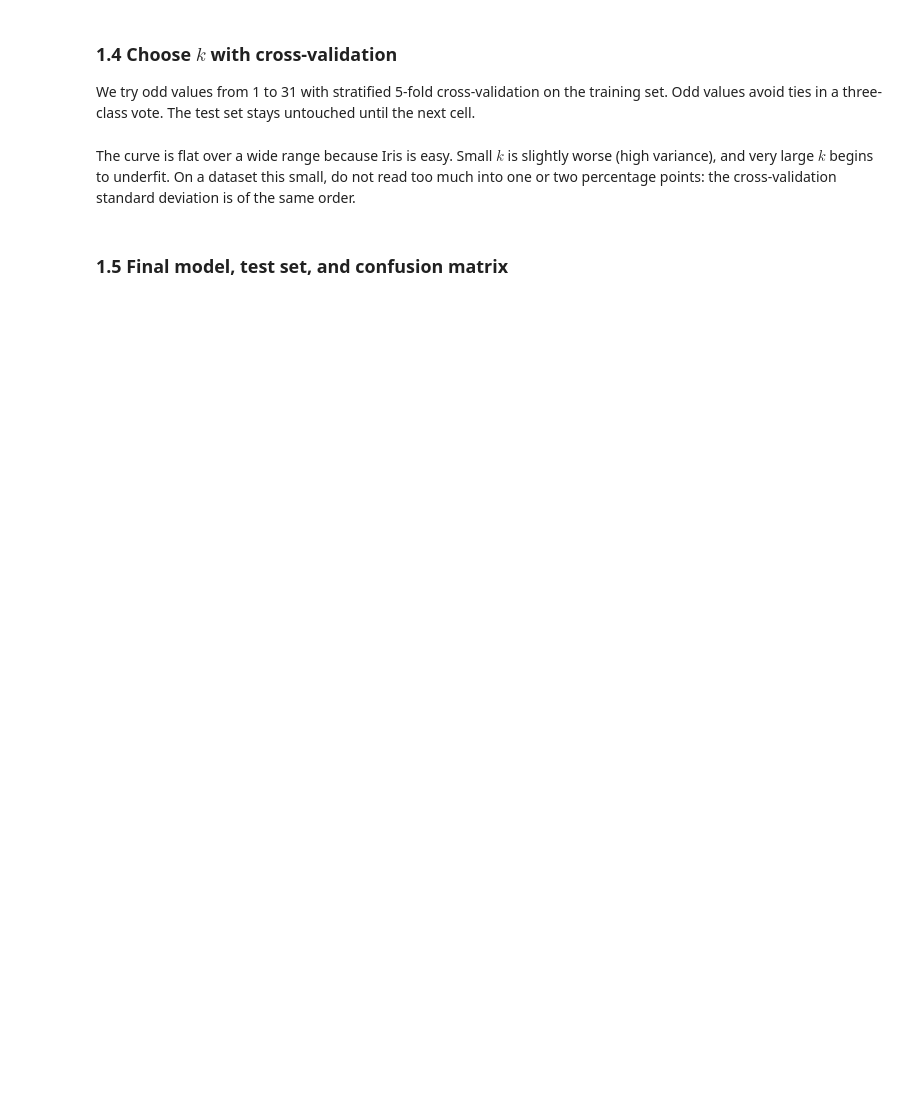
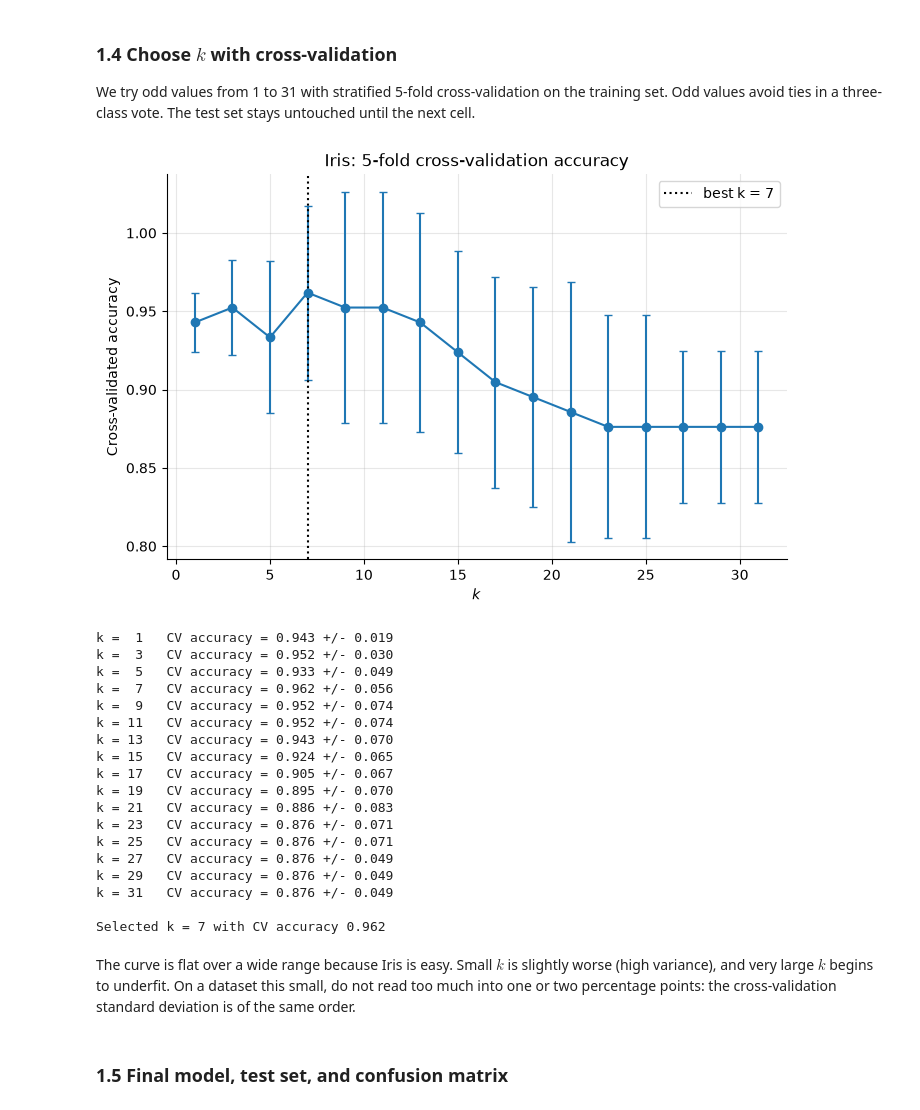
Before and after one commit to aashra9/Machine-Learning, a Jupyter notebook: Code/knn_datasets_worksheet.ipynb, the cells around one changed output. Cells and saved outputs as stored; diff of their text form; code cells hidden in the pictures; blank space fills up the shorter version.

```diff
--- a/Code/knn_datasets_worksheet.ipynb
+++ b/Code/knn_datasets_worksheet.ipynb
@@ -245,16 +312,54 @@ We try odd values from 1 to 31 with stratified 5-fold cross-validation on the tr
 set. Odd values avoid ties in a three-class vote. The test set stays untouched until the
 next cell.
 # %%
+# --- 1. RUN HYPERPARAMETER TUNING ---
+
+# Create a list of odd neighbor counts to test: [1, 3, 5, ..., 31] (odd numbers avoid voting ties)
 ks_iris = list(range(1, 32, 2))
-rows_iris = tune_k(X_ir_train, y_ir_train, ks_iris, cv_splits=5)
+
+# Evaluate each k value using 5-fold cross-validation on the training data
+# (Note: Ensure x_ir_train matches your earlier variable name, e.g., x_ir_train or x_ir_train_s)
+rows_iris = tune_k(x_ir_train, y_ir_train, ks_iris, cv_splits=5)
+
+# Identify and extract the single best result dictionary from the tuning results
 best_iris = best_row(rows_iris)
 
+
+# --- 2. VISUALIZE TUNING PERFORMANCE ---
+
+# Plot the cross-validation accuracy curve across all tested values of k
 plot_k_curve(rows_iris, "Iris: 5-fold cross-validation accuracy")
 
+
+# --- 3. PRINT DETAILED RESULTS ---
+
+# Loop through the tuning results for every tested k value
 for row in rows_iris:
+    # Print k (padded to 2 spaces for alignment), the average accuracy, and the standard deviation across the 5 folds
     print(f"k = {row['k']:2d}   CV accuracy = {row['mean']:.3f} +/- {row['std']:.3f}")
 
+# Print a final summary highlighting the winning k value and its average cross-validation score
 print(f"\nSelected k = {best_iris['k']} with CV accuracy {best_iris['mean']:.3f}")
+# %% [output]
+[figure, added]
+k =  1   CV accuracy = 0.943 +/- 0.019
+k =  3   CV accuracy = 0.952 +/- 0.030
+k =  5   CV accuracy = 0.933 +/- 0.049
+k =  7   CV accuracy = 0.962 +/- 0.056
+k =  9   CV accuracy = 0.952 +/- 0.074
+k = 11   CV accuracy = 0.952 +/- 0.074
+k = 13   CV accuracy = 0.943 +/- 0.070
+k = 15   CV accuracy = 0.924 +/- 0.065
+k = 17   CV accuracy = 0.905 +/- 0.067
+k = 19   CV accuracy = 0.895 +/- 0.070
+k = 21   CV accuracy = 0.886 +/- 0.083
+k = 23   CV accuracy = 0.876 +/- 0.071
+k = 25   CV accuracy = 0.876 +/- 0.071
+k = 27   CV accuracy = 0.876 +/- 0.049
+k = 29   CV accuracy = 0.876 +/- 0.049
+k = 31   CV accuracy = 0.876 +/- 0.049
+
+Selected k = 7 with CV accuracy 0.962
 # %% [markdown]
 The curve is flat over a wide range because Iris is easy. Small $k$ is slightly worse
 (high variance), and very large $k$ begins to underfit. On a dataset this small, do not
```
Also changed, not shown: parts of 11 cells of this notebook, 54 other files.
